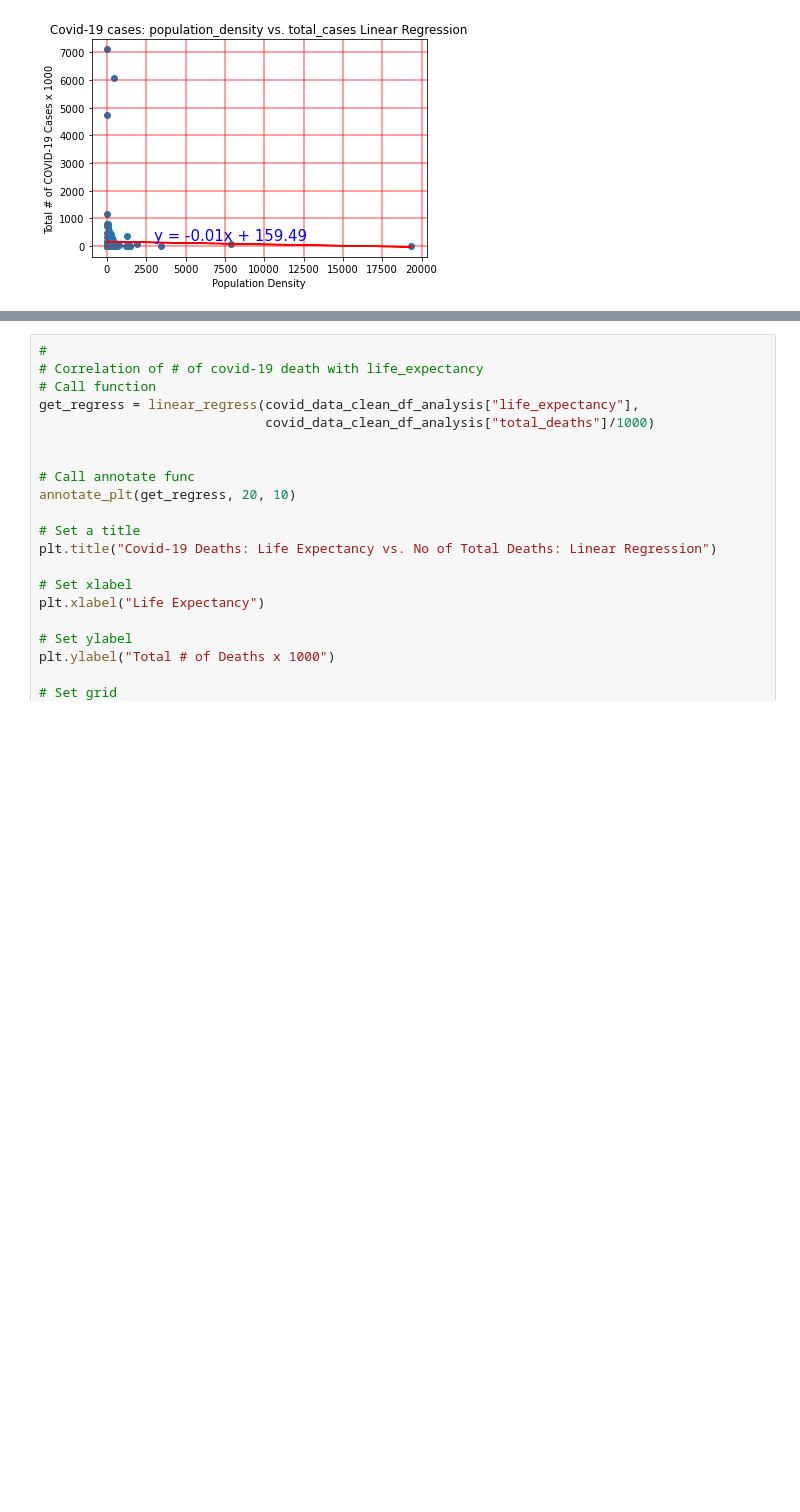
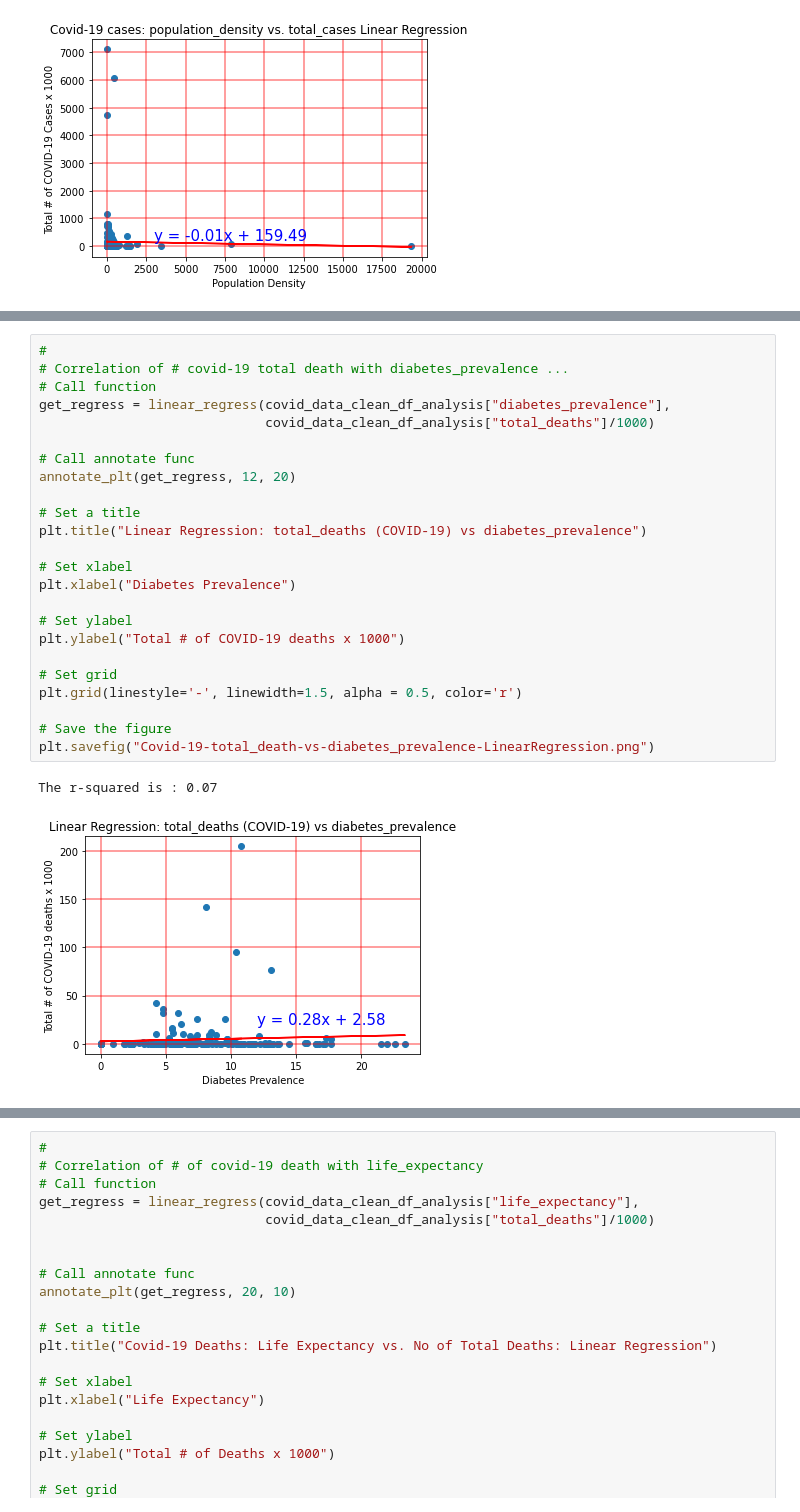
Before and after one commit to jjjdewan/ucb-data-visualization-msgrp-project1-covid-19, a Jupyter notebook: covid-19-project-challenge.ipynb, the cells around one changed output, grey strips where cells are left out. Saved outputs shown, nothing was run; the diff lists cells and outputs as text; blank space fills up the shorter version.

```diff
--- a/covid-19-project-challenge.ipynb
+++ b/covid-19-project-challenge.ipynb
@@ -349,6 +349,33 @@ plt.savefig("Covid-19-cases-diabetes_prevalence-vs-total_cases-LinearRegression.
 # %% [output]
 The r-squared is : 0.07
 [figure]
+# %%
+#
+# Correlation of # covid-19 total death with diabetes_prevalence ...
+# Call function
+get_regress = linear_regress(covid_data_clean_df_analysis["diabetes_prevalence"],
+                             covid_data_clean_df_analysis["total_deaths"]/1000)
+
+# Call annotate func
+annotate_plt(get_regress, 12, 20)
+
+# Set a title
+plt.title("Linear Regression: total_deaths (COVID-19) vs diabetes_prevalence")
+
+# Set xlabel
+plt.xlabel("Diabetes Prevalence")
+
+# Set ylabel
+plt.ylabel("Total # of COVID-19 deaths x 1000")
+
+# Set grid
+plt.grid(linestyle='-', linewidth=1.5, alpha = 0.5, color='r')
+
+# Save the figure
+plt.savefig("Covid-19-total_death-vs-diabetes_prevalence-LinearRegression.png")
+# %% [output]
+The r-squared is : 0.07
+[figure, added]
 # %%
 
 # Correlation of # of covid-19 death with cardiovasc_death_rate
```
Also changed, not shown: parts of 4 cells of this notebook, 2 other files.
